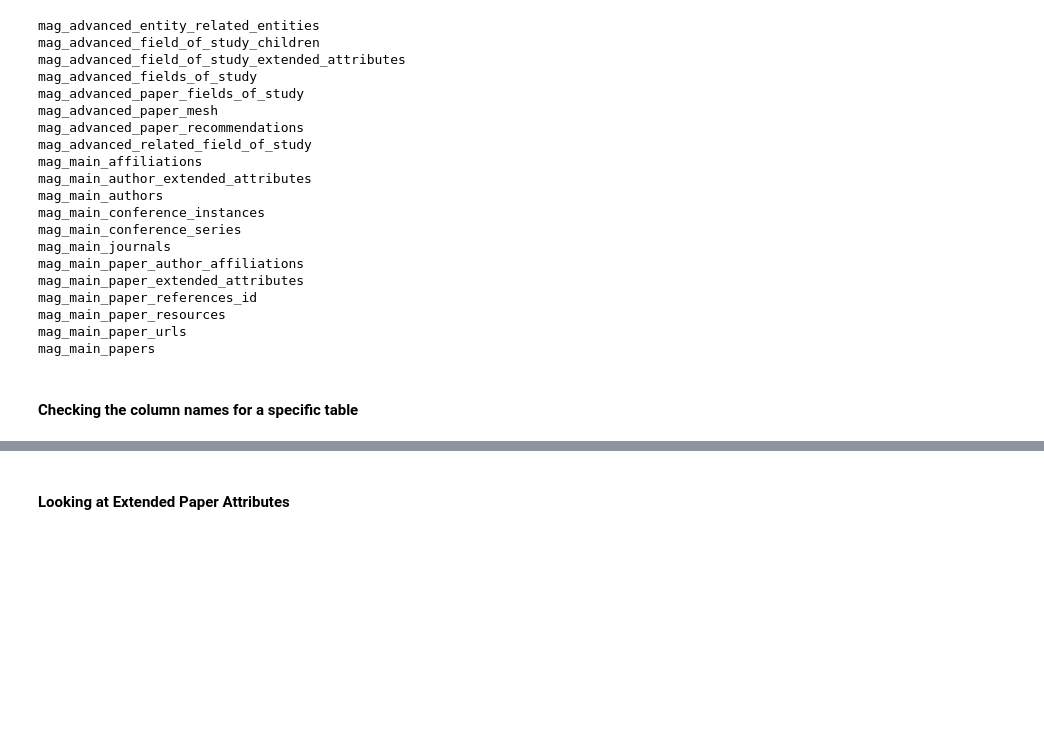
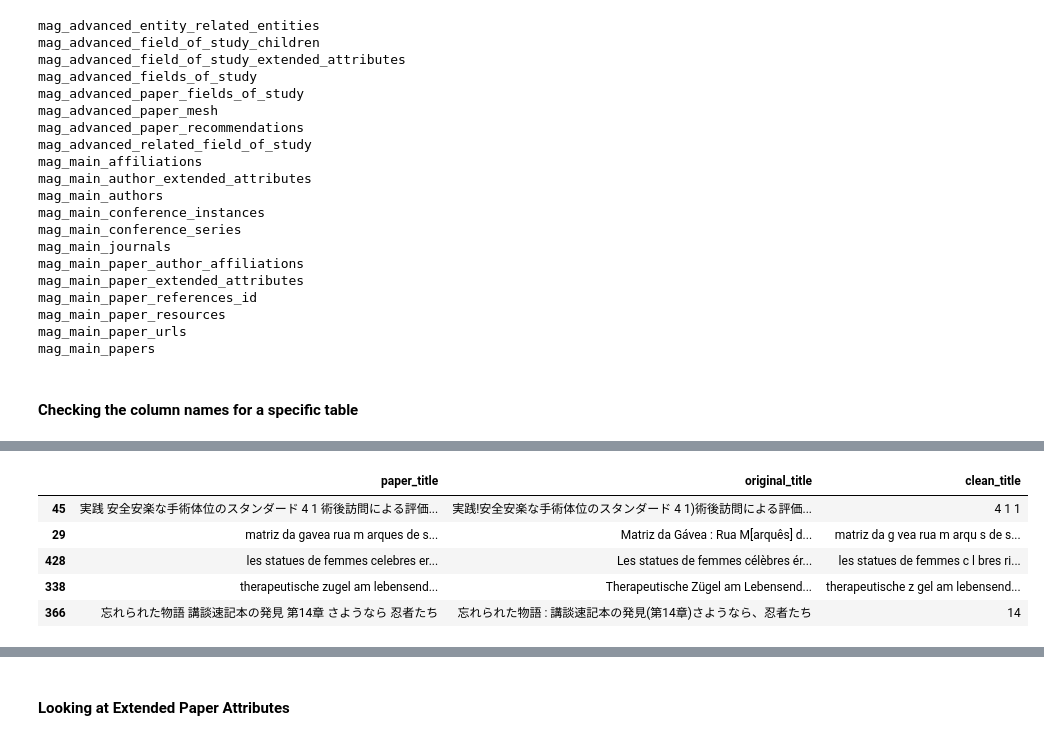
Before and after one commit to jpbarret13/MAG-model-code, a Jupyter notebook: POC/Exploration.ipynb, the cells around one changed output, grey strips where cells are left out. Drawn from its saved outputs; the diff is of its cells as text; code cells hidden in the pictures; blank space fills up the shorter version.

```diff
--- a/POC/Exploration.ipynb
+++ b/POC/Exploration.ipynb
@@ -80,0 +163,11 @@ field_of_study_id
+# %%
+def clean_text(text):
+    text = text.lower()
+
+    text = re.sub('[^a-zA-Z0-9 ]+', ' ', text)
+    text = re.sub(' +', ' ', text)
+    text = text.strip()
+
+    return text
+# %%
+temp_df['clean_title'] = temp_df['original_title'].apply(clean_text)
@@ -80,0 +178,9 @@ field_of_study_id
+# %%
+temp_df[temp_df['paper_title']!=temp_df['clean_title']][['paper_title','original_title','clean_title']].sample(5)
+# %% [output]
+|  | paper_title | original_title | clean_title |
+| 45 | 実践 安全安楽な手術体位のスタンダード 4 1 術後訪問による評価... | 実践!安全安楽な手術体位のスタンダード 4 1)術後訪問による評価... | 4 1 1 |
+| 29 | matriz da gavea rua m arques de s... | Matriz da Gávea : Rua M[arquês] d... | matriz da g vea rua m arqu s de s... |
+| 428 | les statues de femmes celebres er... | Les statues de femmes célèbres ér... | les statues de femmes c l bres ri... |
+| 338 | therapeutische zugel am lebensend... | Therapeutische Zügel am Lebensend... | therapeutische z gel am lebensend... |
+| 366 | 忘れられた物語 講談速記本の発見 第14章 さようなら 忍者たち | 忘れられた物語 : 講談速記本の発見(第14章)さようなら、忍者たち | 14 |
```
Also changed, not shown: parts of 19 cells of this notebook, 1 other file.
